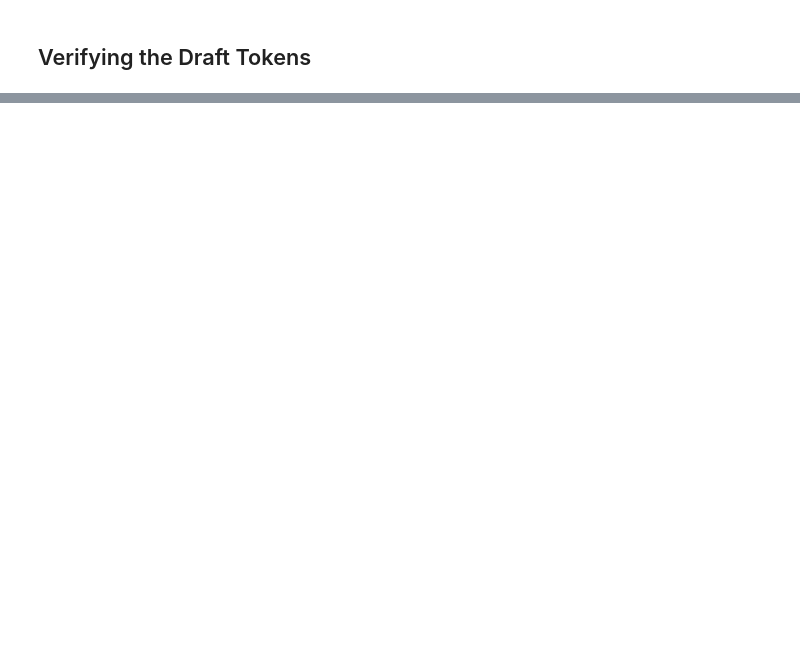
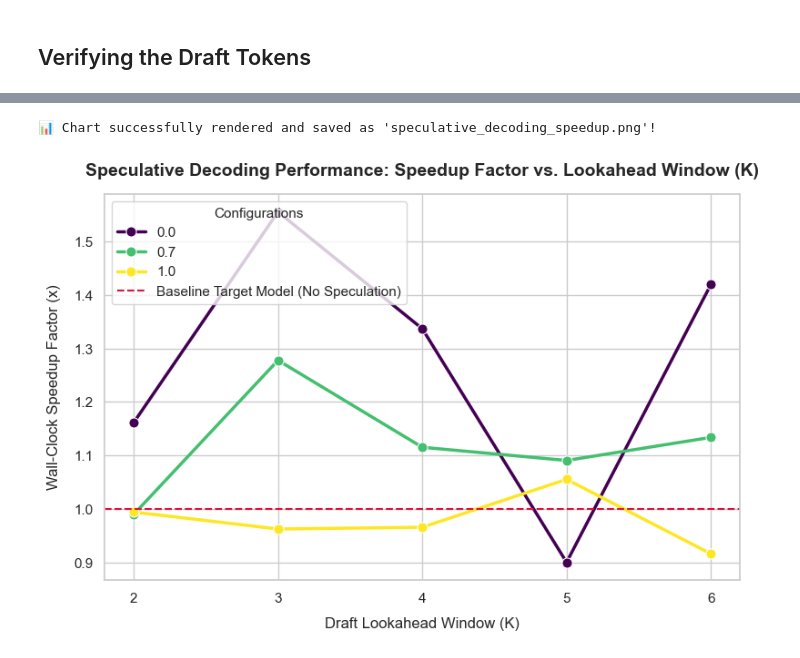
Before and after one commit to vidhant/llm-from-scratch, a Jupyter notebook: experiment-speculative-decoding.ipynb, the cells around one changed output, grey strips where cells are left out. Saved outputs shown, nothing was run; the diff lists cells and outputs as text; code cells hidden in the pictures; blank space fills up the shorter version.

Commit message:
launch: commit pending changes from the speculative decoding experiment

```diff
--- a/experiment-speculative-decoding.ipynb
+++ b/experiment-speculative-decoding.ipynb
@@ -793,0 +1054,58 @@ Output text:
+# %%
+import matplotlib.pyplot as plt
+import seaborn as sns
+
+# Set a professional plotting style for your portfolio
+sns.set_theme(style="whitegrid")
+
+# Create subplots (avoiding .figure() to maintain clean state handling)
+fig, ax = plt.subplots(figsize=(9, 5.5))
+
+# Plot the speedup curves for each temperature configuration
+sns.lineplot(
+    data=df_results,
+    x="Lookahead_K",
+    y="Speedup_Factor",
+    hue="Temperature",
+    marker="o",
+    linewidth=2.5,
+    markersize=8,
+    palette="viridis",
+    ax=ax,
+)
+
+# Add a horizontal reference line representing the baseline target model (Speedup = 1.0)
+ax.axhline(
+    y=1.0,
+    color="crimson",
+    linestyle="--",
+    linewidth=1.5,
+    label="Baseline Target Model (No Speculation)",
+)
+
+# Refine labels and titles to ensure they aren't truncated or overlapping
+ax.set_title(
+    "Speculative Decoding Performance: Speedup Factor vs. Lookahead Window (K)",
+    fontsize=14,
+    fontweight="bold",
+    pad=15,
+)
+ax.set_xlabel("Draft Lookahead Window (K)", fontsize=12, labelpad=10)
+ax.set_ylabel("Wall-Clock Speedup Factor (x)", fontsize=12, labelpad=10)
+
+# Set clean, discrete markers on the X-axis corresponding to your exact K choices
+ax.set_xticks(df_results["Lookahead_K"].unique())
+
+# Place the legend in an empty area where it won't block the data trends
+ax.legend(title="Configurations", title_fontsize="11", loc="upper left", frameon=True)
+
+# Save the high-res visualization directly to your workspace for your README
+plt.savefig(
+    "speculative_decoding_speedup.png",
+    bbox_inches="tight",
+    dpi=300,
+)
+print("📊 Chart successfully rendered and saved as 'speculative_decoding_speedup.png'!")
+# %% [output]
+📊 Chart successfully rendered and saved as 'speculative_decoding_speedup.png'!
+[figure, added]
```
Also changed, not shown: parts of 15 cells of this notebook, 1 other file.
